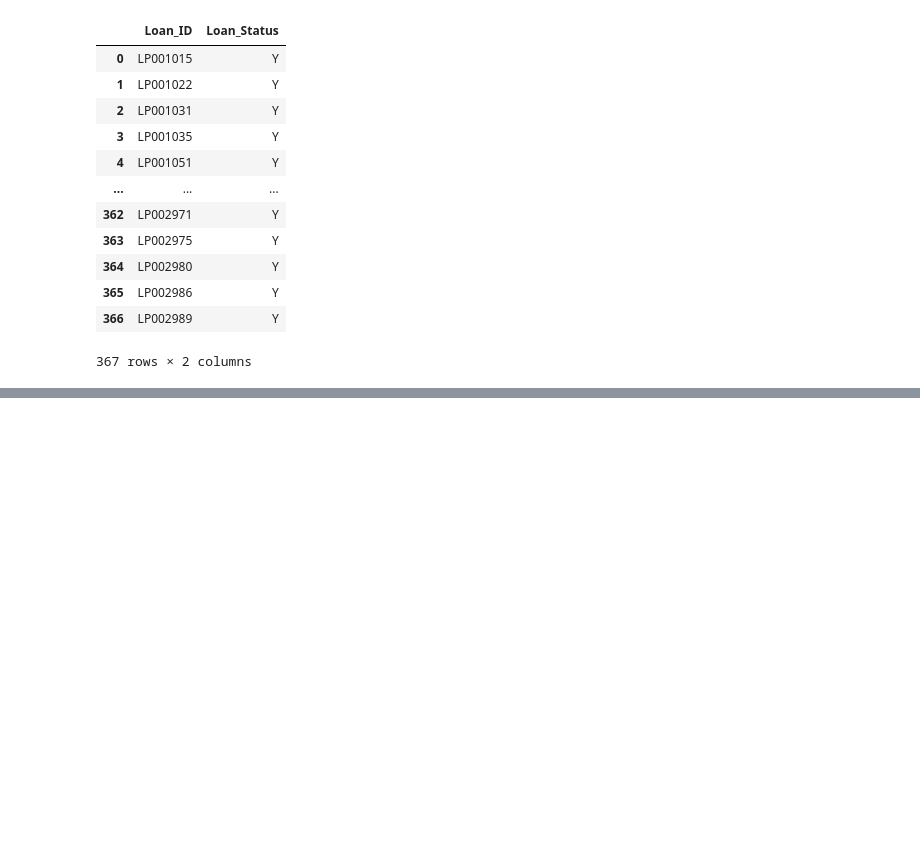
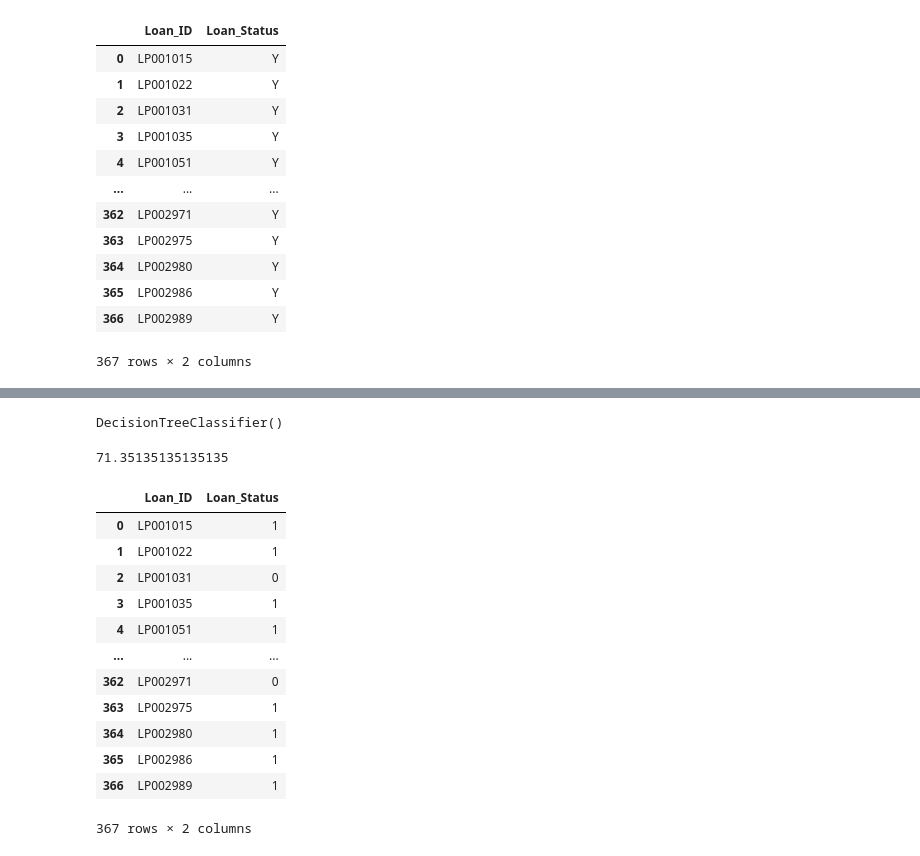
Before and after one commit to Koteeswaran-n/DataSciencePracticals, a Jupyter notebook: Loan Eligibility Prediction.ipynb, the cells around one changed output, grey strips where cells are left out. Cells and saved outputs as stored; diff of their text form; code cells hidden in the pictures; blank space fills up the shorter version.

```diff
--- a/Loan Eligibility Prediction.ipynb
+++ b/Loan Eligibility Prediction.ipynb
@@ -587,0 +593,32 @@ pd.DataFrame(submissioncsv, columns=['Loan_ID','Loan_Status']).to_csv('Loan_pred
+# %%
+model = DecisionTreeClassifier()
+# %%
+model.fit(x_train,y_train)
+# %% [output]
+DecisionTreeClassifier()
+# %%
+pred_Decision=model.predict(x_test)
+acc_Decision=accuracy_score(y_test,pred_Decision)*100
+acc_Decision
+# %% [output]
+71.35135135135135
+# %%
+pred_test_DesTree=model.predict(test)
+# %%
+submissioncsv1=pd.DataFrame({"Loan_ID":test_original["Loan_ID"],"Loan_Status":pred_test_DesTree})
+# %%
+submissioncsv1
+# %% [output]
+|  | Loan_ID | Loan_Status |
+| 0 | LP001015 | 1 |
+| 1 | LP001022 | 1 |
+| 2 | LP001031 | 0 |
+| 3 | LP001035 | 1 |
+| 4 | LP001051 | 1 |
+| ... | ... | ... |
+| 362 | LP002971 | 0 |
+| 363 | LP002975 | 1 |
+| 364 | LP002980 | 1 |
+| 365 | LP002986 | 1 |
+| 366 | LP002989 | 1 |
+367 rows × 2 columns
```
Also changed, not shown: parts of 8 cells of this notebook.
